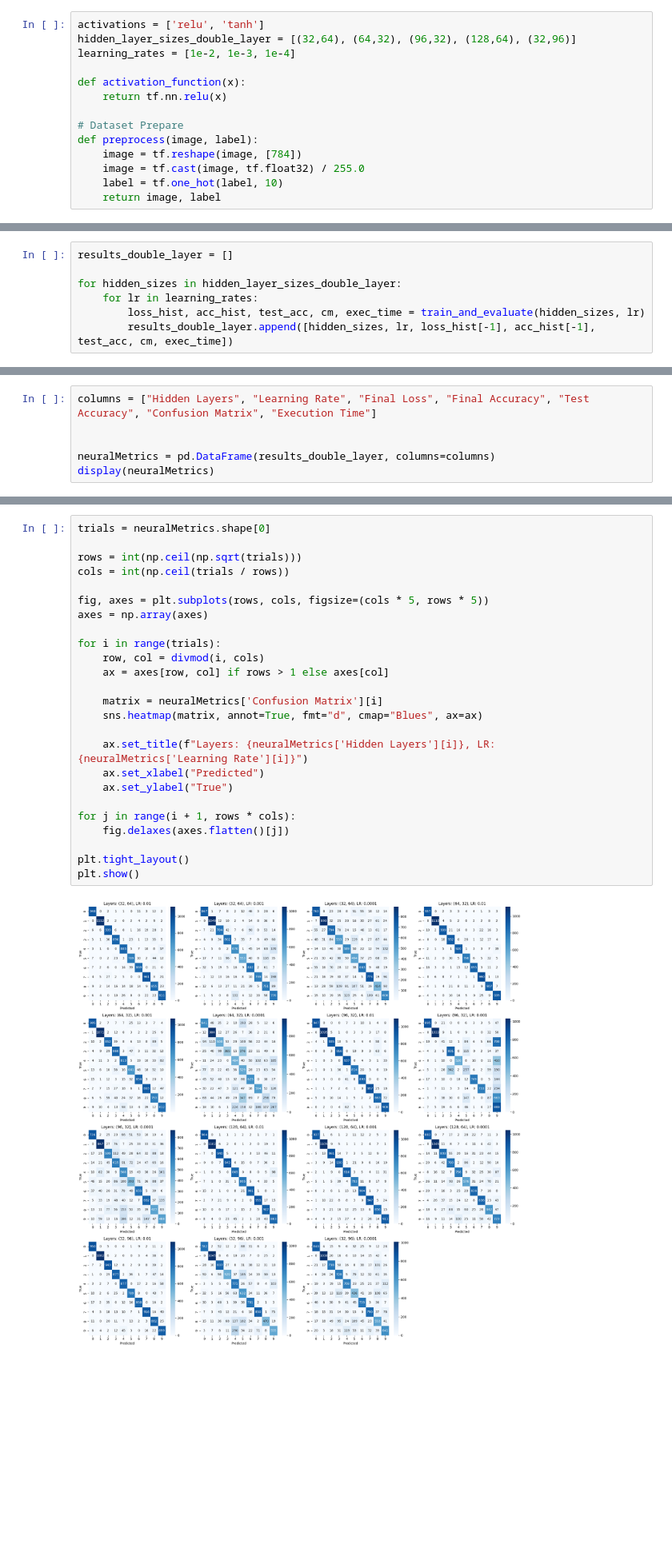
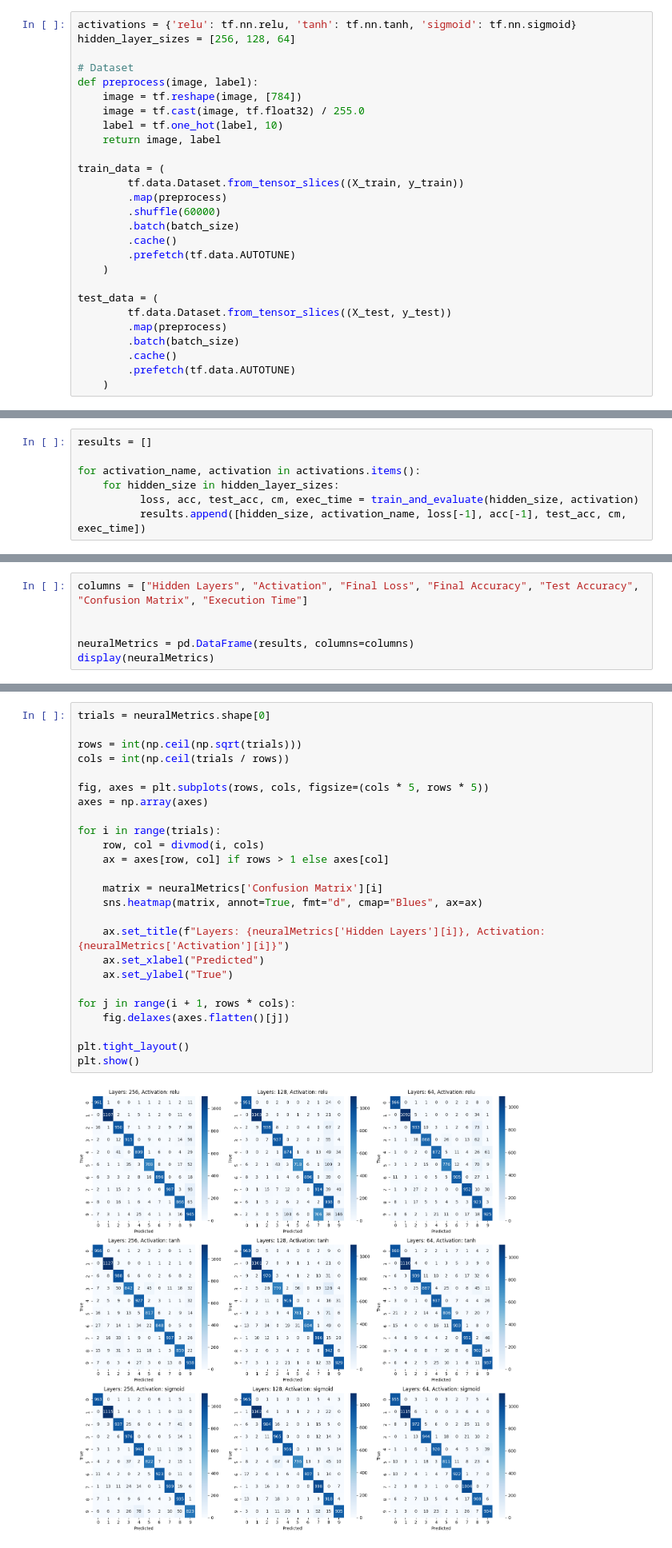
Before and after one commit to pungaliadarshil/23UADS4111-Darshil_Pungalia-NNLAB-2025, a Jupyter notebook: Exp-4.ipynb, the cells around one changed output, grey strips where cells are left out. Shown: that part at 80% size. Saved outputs shown, nothing was run; the diff lists cells and outputs as text; blank space fills up the shorter version.

```diff
--- a/Exp-4.ipynb
+++ b/Exp-4.ipynb
@@ -22,15 +21,28 @@ epochs = 20
 # %%
-activations = ['relu', 'tanh']
-hidden_layer_sizes_double_layer = [(32,64), (64,32), (96,32), (128,64), (32,96)]
-learning_rates = [1e-2, 1e-3, 1e-4]
+activations = {'relu': tf.nn.relu, 'tanh': tf.nn.tanh, 'sigmoid': tf.nn.sigmoid}
+hidden_layer_sizes = [256, 128, 64]
 
-def activation_function(x):
-    return tf.nn.relu(x)
-
-# Dataset Prepare
+# Dataset
 def preprocess(image, label):
     image = tf.reshape(image, [784])
     image = tf.cast(image, tf.float32) / 255.0
     label = tf.one_hot(label, 10)
     return image, label
+
+train_data = (
+        tf.data.Dataset.from_tensor_slices((X_train, y_train))
+        .map(preprocess)
+        .shuffle(60000)
+        .batch(batch_size)
+        .cache()
+        .prefetch(tf.data.AUTOTUNE)
+    )
+
+test_data = (
+        tf.data.Dataset.from_tensor_slices((X_test, y_test))
+        .map(preprocess)
+        .batch(batch_size)
+        .cache()
+        .prefetch(tf.data.AUTOTUNE)
+    )
 # %%
@@ -131,10 +113,10 @@ def train_and_evaluate(hidden_layers, learning_rate):
 
     return loss_history, accuracy_history, test_acc, cm, execution_time
 # %%
-results_double_layer = []
+results = []
 
-for hidden_sizes in hidden_layer_sizes_double_layer:
-    for lr in learning_rates:
-        loss_hist, acc_hist, test_acc, cm, exec_time = train_and_evaluate(hidden_sizes, lr)
-        results_double_layer.append([hidden_sizes, lr, loss_hist[-1], acc_hist[-1], test_acc, cm, exec_time])
+for activation_name, activation in activations.items():
+    for hidden_size in hidden_layer_sizes:
+          loss, acc, test_acc, cm, exec_time = train_and_evaluate(hidden_size, activation)
+          results.append([hidden_size, activation_name, loss[-1], acc[-1], test_acc, cm, exec_time])
 # %% [output]
@@ -156,7 +132,7 @@ Completed: Layers=(32, 96), LR=0.0001
 # %%
-columns = ["Hidden Layers", "Learning Rate", "Final Loss", "Final Accuracy", "Test Accuracy", "Confusion Matrix", "Execution Time"]
+columns = ["Hidden Layers", "Activation", "Final Loss", "Final Accuracy", "Test Accuracy", "Confusion Matrix", "Execution Time"]
 
 
-neuralMetrics = pd.DataFrame(results_double_layer, columns=columns)
+neuralMetrics = pd.DataFrame(results, columns=columns)
 display(neuralMetrics)
 # %% [output]
@@ -179,30 +156,30 @@ display(neuralMetrics)
 # %%
 trials = neuralMetrics.shape[0]
 
 rows = int(np.ceil(np.sqrt(trials)))
 cols = int(np.ceil(trials / rows))
 
 fig, axes = plt.subplots(rows, cols, figsize=(cols * 5, rows * 5))
 axes = np.array(axes)
 
 for i in range(trials):
     row, col = divmod(i, cols)
     ax = axes[row, col] if rows > 1 else axes[col]
 
     matrix = neuralMetrics['Confusion Matrix'][i]
     sns.heatmap(matrix, annot=True, fmt="d", cmap="Blues", ax=ax)
 
-    ax.set_title(f"Layers: {neuralMetrics['Hidden Layers'][i]}, LR: {neuralMetrics['Learning Rate'][i]}")
+    ax.set_title(f"Layers: {neuralMetrics['Hidden Layers'][i]}, Activation: {neuralMetrics['Activation'][i]}")
     ax.set_xlabel("Predicted")
     ax.set_ylabel("True")
 
 for j in range(i + 1, rows * cols):
     fig.delaxes(axes.flatten()[j])
 
 plt.tight_layout()
 plt.show()
 # %% [output]
-[figure, old version]
+[figure, new version]
 # %% [markdown]
 ## **Model Description**
 
```
Also changed, not shown: parts of 9 cells of this notebook, 1 other file.
